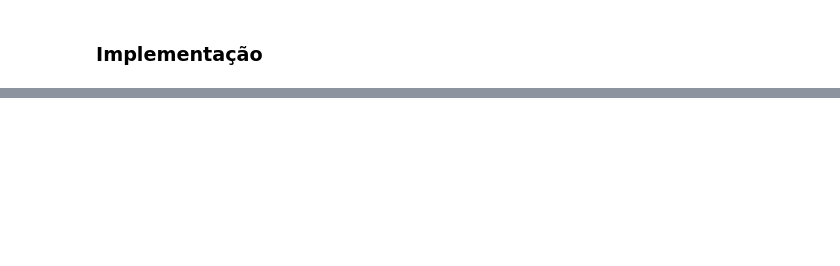
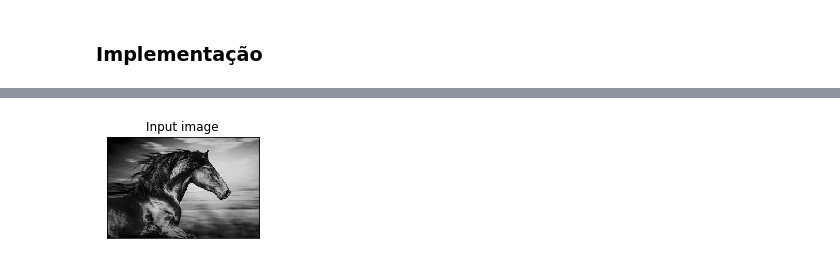
Before and after one commit to jorgesilva2407/Image-Compressor, a Jupyter notebook: compressor_de_imagens.ipynb, the cells around one changed output, grey strips where cells are left out. Drawn from its saved outputs; the diff is of its cells as text; code cells hidden in the pictures; blank space fills up the shorter version.

Commit message:
versão final do trabalho de compressõa de imagens, arquivo oficial chamado Image_compressor.ipynb

```diff
--- a/compressor_de_imagens.ipynb
+++ b/compressor_de_imagens.ipynb
@@ -383,20 +362,2 @@ encoding_2 = HuffmanEncoding(new_vals)
 # %% [markdown]
 ### Implementação
-# %%
-img, DCT, DC, original_size = dct('unequal.png')
-vector, shape = zigzag(DCT)
-predictive = lossless_predictive(vector)
-after_prediction = undo_lossless_predictive(predictive)
-DCT = DeZigZag(after_prediction, shape)
-IDCT = idct(DCT, DC, original_size)
-
-plt.subplot(121),plt.imshow(img, cmap = 'gray', clim=(0, 255))
-plt.title('Input image'), plt.xticks([]), plt.yticks([])
-plt.show()
-
-plt.subplot(121),plt.imshow(IDCT, cmap = 'gray', clim=(0, 255))
-plt.title('Inverse DCT'), plt.xticks([]), plt.yticks([])
-plt.show()
-
-print ("RMSE: %5.3f" % rmse(img, IDCT))
-print ("PSNR: %5.3f" % psnr(img, IDCT))
@@ -407,0 +364,72 @@ PSNR: 42.484
+# %%
+def encode(img_path, compressed_file_path):
+    #primeiro encoding
+    img, DCT, original_shape = dct(img_path)
+    vector = zigzag(DCT)
+    predictive = lossless_predictive(vector)
+    codes = HuffmanEncoding(predictive)
+    encoded_bin_string = encodeData(predictive, codes)
+    encoded_char_string = bin2string(encoded_bin_string)
+    first_encode_size = len(encoded_char_string)
+
+    #segundo encoding
+    codes_2 = HuffmanEncoding(encoded_char_string)
+    encoded_bin_string_2 = encodeData(encoded_char_string, codes_2)
+    encoded_char_string_2 = bin2string(encoded_bin_string_2)
+
+    core_values = dict()
+    core_values['Data'] = encoded_char_string_2
+    core_values['First Encoding Codes'] = compress_dict(codes)
+    core_values['First Encode Size'] = first_encode_size
+    core_values['Second Encoding Codes'] = compress_dict(codes_2)
+    core_values['Original Shape'] = original_shape
+
+    with open(compressed_file_path, 'wb') as file:
+        pickle.dump(core_values, file)
+
+    return compressed_file_path, img
+
+def decode(compressed_file_path):
+
+    with open(compressed_file_path, 'rb') as file:
+        core_values = pickle.load(file)
+
+    encoded_char_string_2 = core_values['Data']
+    codes = decompress_dict(core_values['First Encoding Codes'])
+    first_encode_size = core_values['First Encode Size']
+    codes_2 = decompress_dict(core_values['Second Encoding Codes'])
+    original_shape = core_values['Original Shape']
+
+    dct_shape = (original_shape[0] + (8 - (original_shape[0]%8))%8, original_shape[1] + (8 - (original_shape[1]%8))%8)
+
+    #decoding do segundo encoding
+    decoding_values_2 = reverseEncode(codes_2)
+    decoded_bin_string_2 = string2bin(encoded_char_string_2)
+    decoded_char_list_2 = decodeData(decoded_bin_string_2, decoding_values_2, first_encode_size)
+    decoded_char_string_2 = ''.join(decoded_char_list_2)
+
+    #decoding do primeiro encoding
+    decoding_values = reverseEncode(codes)
+    decoded_bin_string = string2bin(decoded_char_string_2)
+    decoded_data = decodeData(decoded_bin_string, decoding_values, dct_shape[0]*dct_shape[1])
+    after_prediction = undo_lossless_predictive(decoded_data)
+    DCT = DeZigZag(after_prediction, dct_shape)
+    IDCT = idct(DCT, original_shape)
+
+    return IDCT
+
+path, img = encode('download.jpg', 'download_compressed_2.pickle')
+IDCT = decode(path)
+
+plt.subplot(121),plt.imshow(img, cmap = 'gray', clim=(0, 255))
+plt.title('Input image'), plt.xticks([]), plt.yticks([])
+plt.show()
+
+plt.subplot(121),plt.imshow(IDCT, cmap = 'gray', clim=(0, 255))
+plt.title('Inverse DCT'), plt.xticks([]), plt.yticks([])
+plt.show()
+
+print ("RMSE: %5.3f" % rmse(img, IDCT))
+print ("PSNR: %5.3f" % psnr(img, IDCT))
+# %% [output]
+[figure, added]
```
Also changed, not shown: parts of 9 cells of this notebook, 12 other files.
